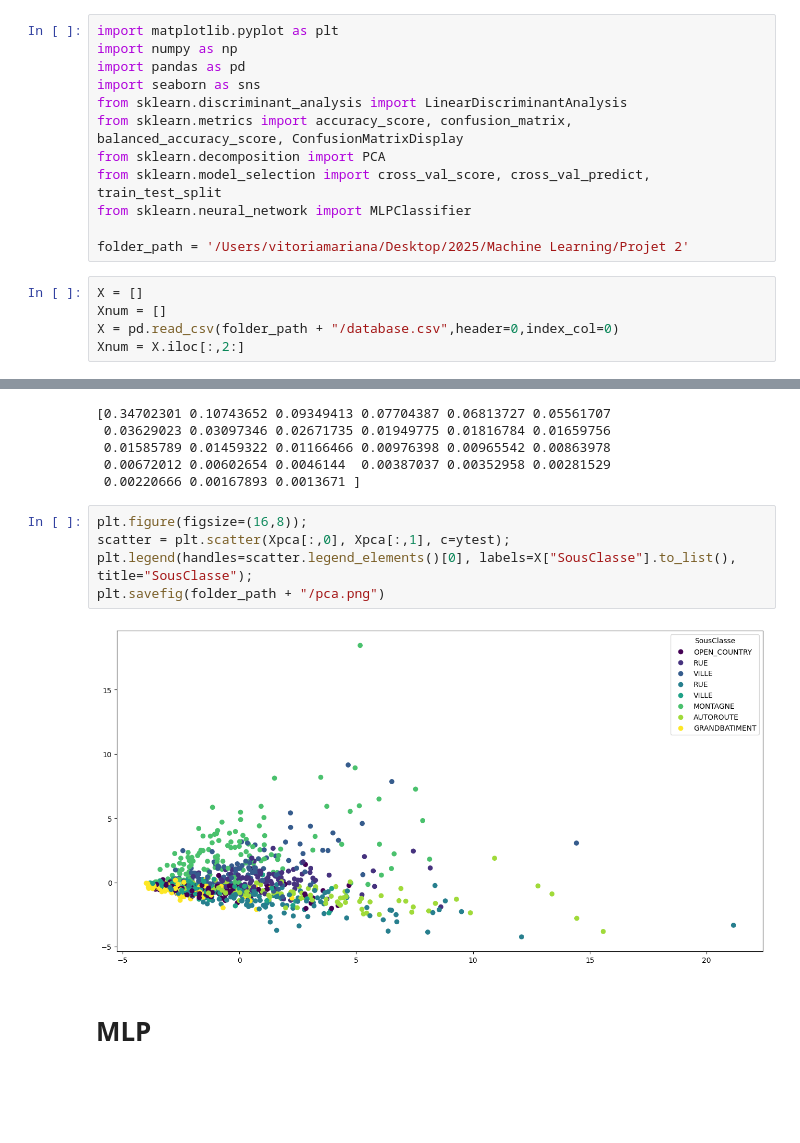
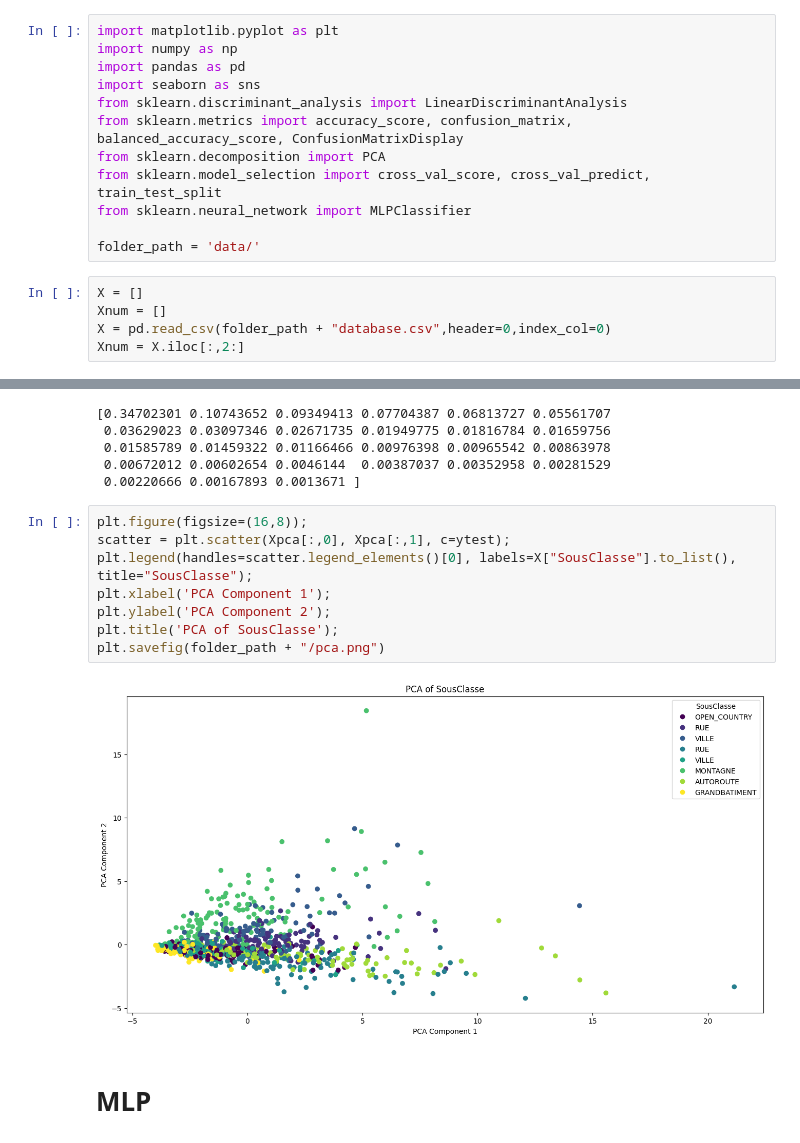
Before and after one commit to vtmrg/machineLearning2025, a Jupyter notebook: Projet 2/projet2.ipynb, the cells around one changed output, grey strips where cells are left out. Drawn from its saved outputs; the diff is of its cells as text; blank space fills up the shorter version.

```diff
--- a/Projet 2/projet2.ipynb
+++ b/Projet 2/projet2.ipynb
@@ -9,11 +9,11 @@ from sklearn.decomposition import PCA
 from sklearn.model_selection import cross_val_score, cross_val_predict, train_test_split
 from sklearn.neural_network import MLPClassifier
 
-folder_path = '/Users/vitoriamariana/Desktop/2025/Machine Learning/Projet 2'
+folder_path = 'data/'
 # %%
 X = []
 Xnum = []
-X = pd.read_csv(folder_path + "/database.csv",header=0,index_col=0)
+X = pd.read_csv(folder_path + "database.csv",header=0,index_col=0)
 Xnum = X.iloc[:,2:]
 # %%
 Xnum = (Xnum - Xnum.mean()) / Xnum.std(ddof=0)
@@ -137,10 +140,13 @@ print(pca.explained_variance_ratio_)
 # %%
 plt.figure(figsize=(16,8));
 scatter = plt.scatter(Xpca[:,0], Xpca[:,1], c=ytest);
 plt.legend(handles=scatter.legend_elements()[0], labels=X["SousClasse"].to_list(), title="SousClasse");
+plt.xlabel('PCA Component 1');
+plt.ylabel('PCA Component 2');
+plt.title('PCA of SousClasse');
 plt.savefig(folder_path + "/pca.png")
 # %% [output]
-[figure, old version]
+[figure, new version]
 # %% [markdown]
 # MLP
 # %%
```
Also changed, not shown: parts of 4 cells of this notebook, 6 other files.
